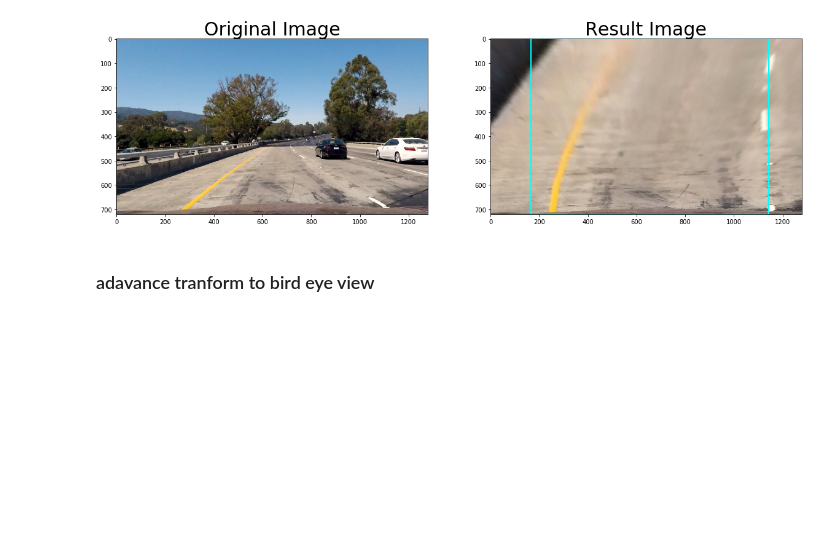
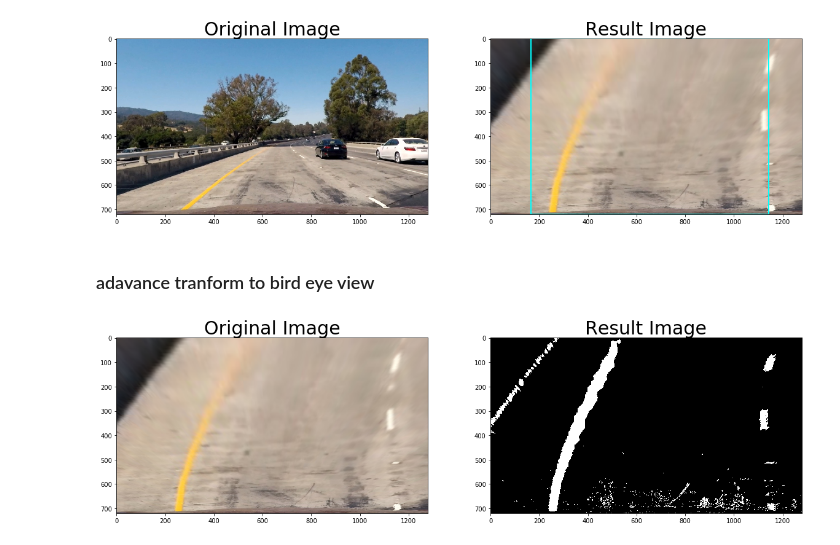
Before and after one commit to agonzale34/sdc-advanced-lane-detection, a Jupyter notebook: src/p2.ipynb, the cells around one changed output. Saved outputs shown, nothing was run; the diff lists cells and outputs as text; code cells hidden in the pictures; blank space fills up the shorter version.

```diff
--- a/src/p2.ipynb
+++ b/src/p2.ipynb
@@ -99,8 +99,10 @@ visualize_result(img_un_dist, img_bird_eye, show=False)
 ### adavance tranform to bird eye view
 # %%
 settings.find_aoi_src_dst(img_un_dist)
-img_bird_eye, minv = bird_eye_transform(img_aoi, settings.aoi_src, settings.bird_dst)
-img_adv = advanced_transform(
-    img_un_dist, kernel_size=KERNEL_SIZE, s_thresh=S_CHANNEL_THRESH, sx_thresh=SOBEL_X_THRESH
+img_bird_eye, minv = bird_eye_transform(img_un_dist, settings.aoi_src, settings.bird_dst)
+img_be_adv = advanced_transform(
+    img_bird_eye, kernel_size=KERNEL_SIZE, s_thresh=S_CHANNEL_THRESH, sx_thresh=SOBEL_X_THRESH
 )
-visualize_result(img_un_dist, img_adv, gray=True, show=False)
+visualize_result(img_bird_eye, img_be_adv, gray=True, show=False)
+# %% [output]
+[figure, added]
```
Also changed, not shown: parts of 8 cells of this notebook, 12 other files.
